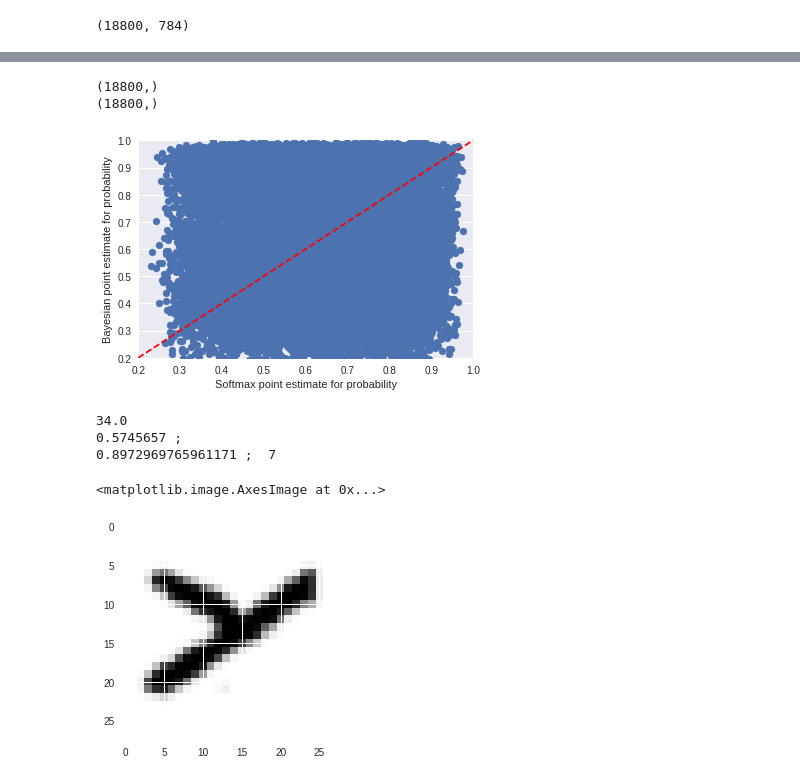
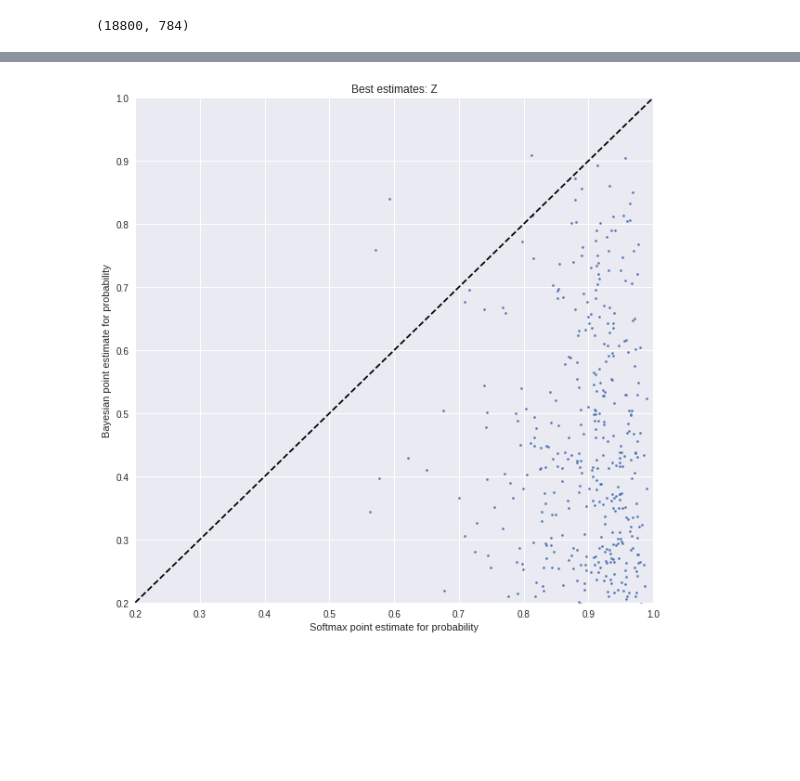
Before and after one commit to philarnold4242/test_Python, a Jupyter notebook: Bayesian_DL_ConvNet_Mnist.ipynb, the cells around one changed output, grey strips where cells are left out. Cells and saved outputs as stored; diff of their text form; code cells hidden in the pictures; blank space fills up the shorter version.

```diff
--- a/Bayesian_DL_ConvNet_Mnist.ipynb
+++ b/Bayesian_DL_ConvNet_Mnist.ipynb
@@ -88,9 +88,9 @@ def mut_inf(x):
         # Calculate conditional entropy
         p = x[:,n,:] + pc
         logp = np.log(p)
-        ce = np.sum(np.multiply(p,logp))
+        ce = np.mean(np.multiply(p,logp))
 
-        mis[n] = 1/T * pe + ce
+        mis[n] = pe - ce
 
     return mis
 # %% [markdown]
@@ -677,13 +795,29 @@ Eprobs_trad = probs_trad
 # %%
-## Stochastic forward passes
-Esamples = np.zeros( shape=(N, X.shape[0], 10))
+def get_probs_bayes(input):
+    Esamples = np.zeros( shape=(N, input.shape[0], 10))
 
-for n in range(N):
-    logits = sess.run(By_conv, feed_dict={x: X,
-                                          y_true: mnist.test.labels[0:eN],
-                                          keep_prob: 0.9})
-    Esamples[n] = softmax(logits)
+    for n in range(N):
+        logits = sess.run(By_conv, feed_dict={x: input,
+                                              keep_prob: bayesian_keep_prob})
+        Esamples[n] = softmax(logits)
 
-Esamples_avg = np.sum(Esamples, axis=0) / N
-Elabels_bayes = np.argmax(Esamples_avg, axis=1)
-Eprobs_bayes = np.max(Esamples_avg, axis=1)
+    Esamples_avg = np.sum(Esamples, axis=0) / N
+    Elabels_bayes = np.argmax(Esamples_avg, axis=1)
+    Eprobs_bayes = np.max(Esamples_avg, axis=1)
+
+    return(Eprobs_bayes)
+
+Eprobs_bayes1 = get_probs_bayes(X1)
+Eprobs_bayesA = get_probs_bayes(XA)
+Eprobs_bayesW = get_probs_bayes(XW)
+# %%
+plt.rcParams["figure.figsize"] = (10,10)
+
+
+ax = plt.scatter(Eprobs_trad1, Eprobs_bayes1, s=5)
+plt.xlim(0.2, 1)
+plt.ylim(0.2, 1)
+plt.xlabel("Softmax point estimate for probability")
+plt.ylabel("Bayesian point estimate for probability")
+plt.title("Best estimates: 1")
+abline(1, 0)
@@ -690,30 +826,10 @@ Eprobs_bayes = np.max(Esamples_avg, axis=1)
 # %%
-print(Eprobs_trad.shape)
-print(Eprobs_bayes.shape)
-ax = plt.scatter(Eprobs_trad, Eprobs_bayes)
+ax = plt.scatter(Eprobs_tradA, Eprobs_bayesA, s=5)
 plt.xlim(0.2, 1)
 plt.ylim(0.2, 1)
 plt.xlabel("Softmax point estimate for probability")
 plt.ylabel("Bayesian point estimate for probability")
+plt.title("Best estimates: Z")
 abline(1, 0)
 # %% [output]
-(18800,)
-(18800,)
-[figure, old version]
+[figure, new version]
-# %%
-# Pick some examples
-As = np.argwhere(y==15)
-
-i = 11215
-
-print(y[i])
-print(Eprobs_trad[i], "; ")
-print(Eprobs_bayes[i], "; ", Elabels_bayes[i])
-
-plt.imshow(X[i].reshape((28,28)))
-# %% [output]
-34.0
-0.5745657 ;
-0.8972969765961171 ;  7
-<matplotlib.image.AxesImage at 0x...>
-[figure, removed]
```
Also changed, not shown: parts of 39 cells of this notebook.
